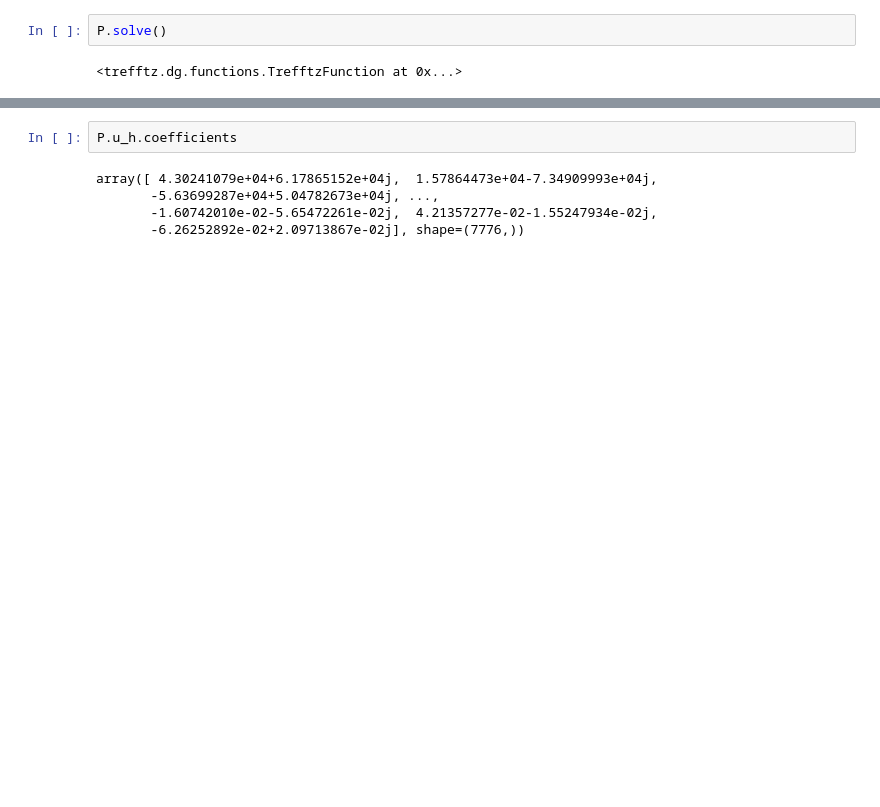
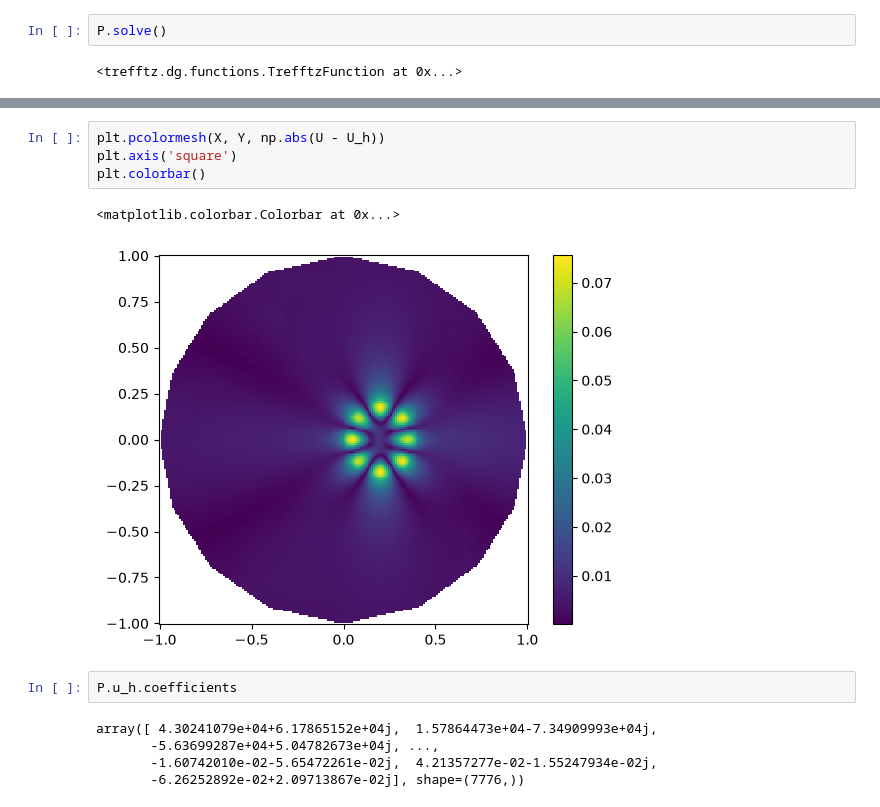
Before and after one commit to MPenaR/Trefftz, a Jupyter notebook: notebooks/convergenve_tests.ipynb, the cells around one changed output, grey strips where cells are left out. Saved outputs shown, nothing was run; the diff lists cells and outputs as text; blank space fills up the shorter version.

```diff
--- a/notebooks/convergenve_tests.ipynb
+++ b/notebooks/convergenve_tests.ipynb
@@ -39,3 +44,10 @@ ax[1].axis('square')
+# %%
+plt.pcolormesh(X, Y, np.abs(U - U_h))
+plt.axis('square')
+plt.colorbar()
+# %% [output]
+<matplotlib.colorbar.Colorbar at 0x...>
+[figure, added]
 # %%
 P.u_h.coefficients
 # %% [output]
```
Also changed, not shown: parts of 7 cells of this notebook, 30 other files.
